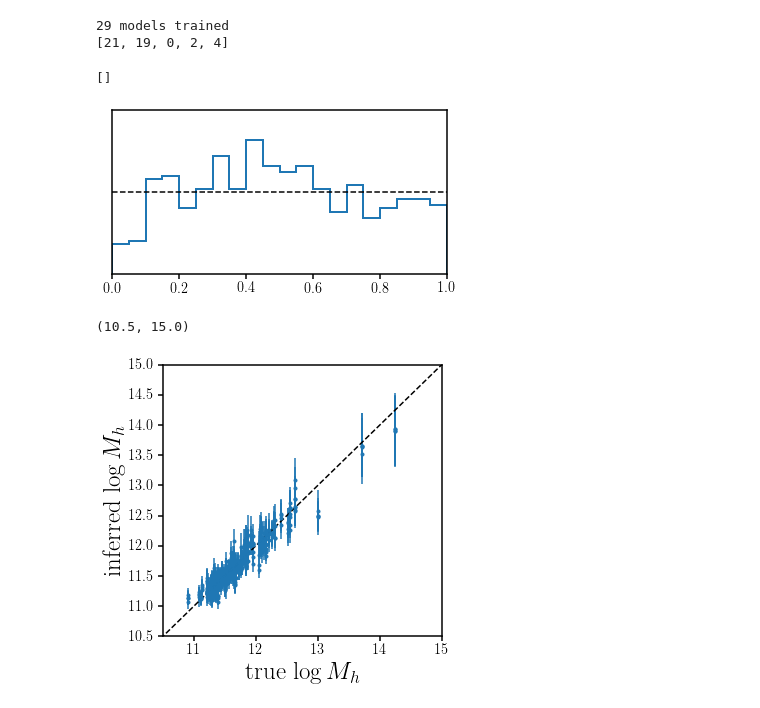
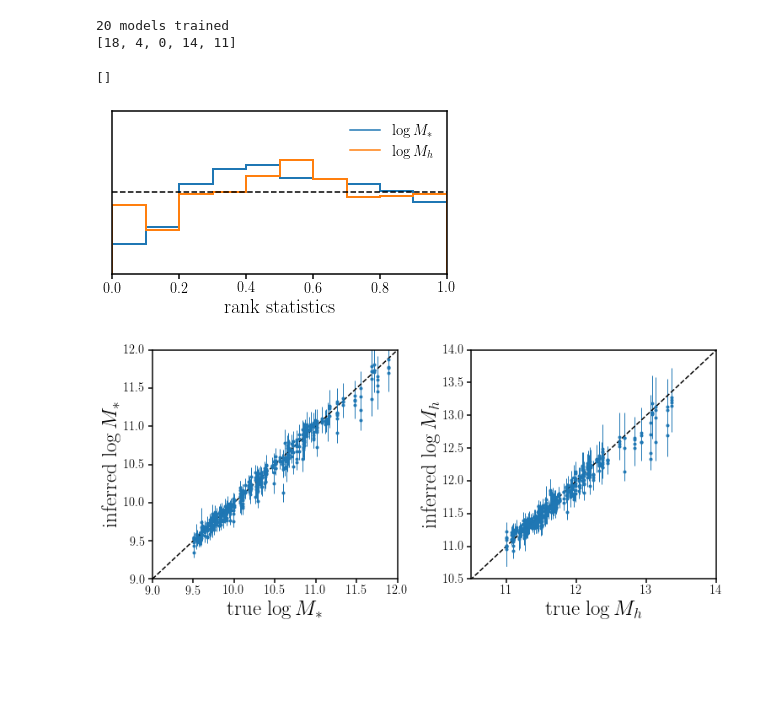
Before and after one commit to changhoonhahn/haloflow, a Jupyter notebook: nb/valid_nde.ipynb, the cells around one changed output. Cells and saved outputs as stored; diff of their text form; code cells hidden in the pictures; blank space fills up the shorter version.

Commit message:
notebook to validate the trained nde

```diff
--- a/nb/valid_nde.ipynb
+++ b/nb/valid_nde.ipynb
@@ -60,10 +28,10 @@ def read_best_models(study_name):
 # %%
-qphis = read_best_models('mags.maf')
+qphis = U.read_best_ndes('msmh.mags_morph_satlum_all_rich_all.maf', device=device)
 # %% [output]
-29 models trained
-[21, 19, 0, 2, 4]
+20 models trained
+[18, 4, 0, 14, 11]
 # %%
-y_test, x_test = D.get_subhalos('test', 'mags', snapshot=91)
+y_test, x_test = D.get_subhalos('test', 'mags_morph_satlum_all_rich_all', snapshot=91)
 # %%
 n_sample = 10000
 
@@ -76,33 +44,52 @@ for i in trange(y_test.shape[0]):
                            show_progress_bars=False)
 
         y_samp.append(_samp.detach().cpu().numpy())
-    ranks.append(np.mean(np.array(y_samp).flatten() < y_test[i]))
-    y_nde.append(np.array(y_samp).flatten())
+    y_nde.append(np.concatenate(np.array(y_samp), axis=0))
+
+    _ranks = []
+    for i_dim in range(y_nde[-1].shape[1]):
+        _ranks.append(np.mean(y_nde[-1][:,i_dim].flatten() < y_test[i, i_dim]))
+    ranks.append(_ranks)
+
 ranks = np.array(ranks)
 y_nde = np.array(y_nde)
 # %%
 fig = plt.figure(figsize=(6,3))
 sub = fig.add_subplot(111)
-_ = sub.hist(ranks, range=(0., 1), bins=20, histtype='step', density=True, linewidth=2)
+_ = sub.hist(ranks[:,0], range=(0., 1), bins=10, histtype='step', density=True, linewidth=2, color='C0')
+_ = sub.hist(ranks[:,1], range=(0., 1), bins=10, histtype='step', density=True, linewidth=2, color='C1')
 
+sub.plot([], [], c='C0', label=r'$\log M_*$')
+sub.plot([], [], c='C1', label=r'$\log M_h$')
+sub.legend(loc='upper right', fontsize=15)
 sub.plot([0., 1.], [1., 1.], c='k', ls='--')
+sub.set_xlabel('rank statistics', fontsize=20)
 sub.set_xlim(0., 1.)
 sub.set_ylim(0., 2.)
 sub.set_yticks([])
 # %% [output]
 []
-[figure, old version]
+[figure, new version]
 # %%
-q1, q2, q3 = np.quantile(y_nde, (0.16, 0.5, 0.84), axis=1)
+fig = plt.figure(figsize=(12,5))
+sub = fig.add_subplot(121)
+q1, q2, q3 = np.quantile(y_nde[:,:,0], (0.16, 0.5, 0.84), axis=1)
+sub.errorbar(y_test[:,0], q2, yerr=[q2-q1, q3-q2], fmt='.C0', lw=1)
+sub.plot([9., 15], [9., 15], c='k', ls='--')
+sub.set_xlabel(r'true $\log M_*$', fontsize=25)
+sub.set_xlim(9., 12.)
+sub.set_ylabel(r'inferred $\log M_*$', fontsize=25)
+sub.set_ylim(9., 12.)
 
-fig = plt.figure(figsize=(5,5))
-sub = fig.add_subplot(111)
-sub.errorbar(y_test, q2, yerr=[q2-q1, q3-q2], fmt='.C0')
-sub.plot([10., 15], [10., 15], c='k', ls='--')
+sub = fig.add_subplot(122)
+q1, q2, q3 = np.quantile(y_nde[:,:,1], (0.16, 0.5, 0.84), axis=1)
+sub.errorbar(y_test[:,1], q2, yerr=[q2-q1, q3-q2], fmt='.C0', lw=1)
+sub.plot([9., 15], [9., 15], c='k', ls='--')
 sub.set_xlabel(r'true $\log M_h$', fontsize=25)
-sub.set_xlim(10.5, 15.)
+sub.set_xlim(10.5, 14.)
 sub.set_ylabel(r'inferred $\log M_h$', fontsize=25)
-sub.set_ylim(10.5, 15.)
+sub.set_ylim(10.5, 14.)
+
+fig.subplots_adjust(wspace=0.3)
 # %% [output]
-(10.5, 15.0)
-[figure, old version]
+[figure, new version]
```
Also changed, not shown: parts of 4 cells of this notebook.
